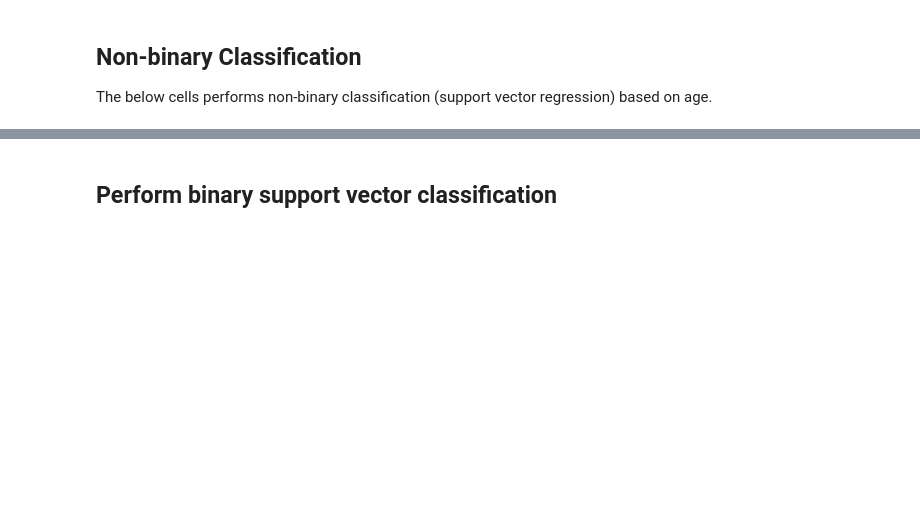
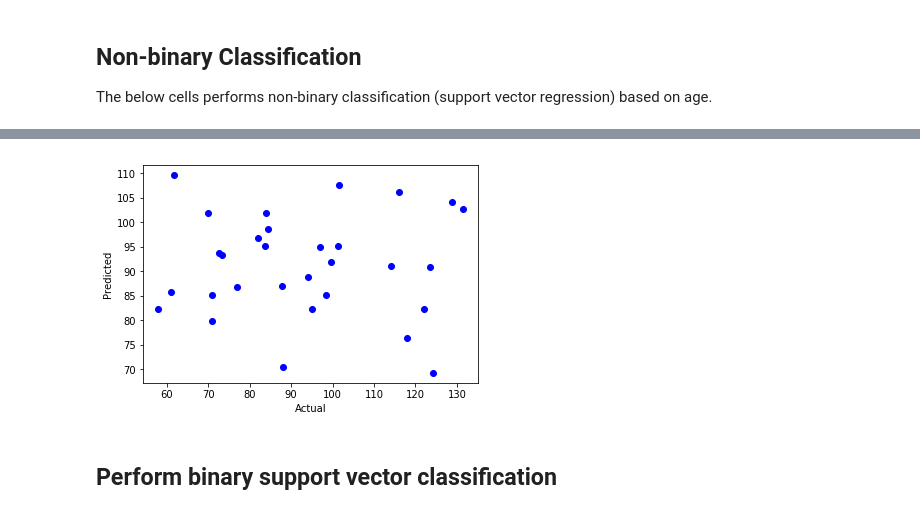
Before and after one commit to catcamacho/fmri_machlearn, a Jupyter notebook: 2_BuildClassifiers.ipynb, the cells around one changed output, grey strips where cells are left out. Cells and saved outputs as stored; diff of their text form; code cells hidden in the pictures; blank space fills up the shorter version.

```diff
--- a/2_BuildClassifiers.ipynb
+++ b/2_BuildClassifiers.ipynb
@@ -206,3 +253,40 @@ prediction accuracy: 0.2573 / p-value: 0.000000
+# %%
+from scipy.stats import linregress
+from numpy import asarray
+
+# mean
+pred_neg = asarray([102.77527199606482, 62.282288839024154, 84.84792372884402, 88.53460790282072, 80.68036401782568, 95.15312906084688, 95.72877557198402, 103.0601687413403, 55.445816976840604, 109.73230121701098, 108.0444948239525, 77.22675285622282, 118.62135846008408, 70.62714625430755, 78.6249659657542, 91.65401815504681, 72.76927651808263, 83.6388732573858, 95.17385323834006, 126.30395112291225, 114.07868865376781, 89.35357561923877, 88.56003230630894, 92.19968384408307, 81.5287923838048, 100.01267590932251, 92.02098557577199, 97.16267397703218, 89.5878375509027, 75.98751911490555])
+pred_pos = asarray([111.24315728587766, 80.12307458481396, 98.5366847284252, 94.75507047715995, 80.43875747253594, 91.20321219706045, 76.92734741164001, 108.1169372710225, 70.1457445085356, 95.38643656983521, 107.42477293857614, 77.95133363858017, 90.86262318986095, 81.94893488537737, 82.84257860870724, 97.14909591347075, 78.1448290937317, 83.01007119315665, 99.83639121105718, 108.37844479236304, 102.23193267854725, 99.93199111488292, 102.7099827946621, 86.32757011090504, 92.1490007534008, 102.43743254322361, 85.42390737130464, 74.90951870426505, 84.83411422233428, 71.69693918468076])
+pred_neu = asarray([104.39988376233798, 69.23518162922302, 101.28376792187744, 112.58723308841783, 99.62276156241623, 86.55433123901534, 82.98756469479886, 96.79740059124117, 82.18006459123502, 74.80986906573922, 97.05776822516893, 91.89874257244345, 95.98479999391225, 94.58419098508193, 93.76259819564086, 96.85188525469411, 78.13490567391808, 90.38914608887187, 110.79493714356435, 94.03148951589701, 106.74012697770209, 83.08913621353209, 89.90466447098379, 87.93488913710216, 102.21964105513949, 88.07193201411772, 108.02576134296758, 75.02622160891195, 85.71308051881238, 92.1052384780274])
+
+# median
+#pred_neg = asarray([101.67513569515603, 62.21336724274194, 85.0558907552695, 88.89416431932177, 77.00256014076419, 93.88222059569348, 91.00682716632474, 101.72641831145086, 54.77296768213391, 110.04969580552476, 109.02263984647772, 80.47702837638637, 121.31753657132776, 69.816286277487, 78.84064389082184, 87.22832309559735, 72.2064321163488, 84.13582135322729, 93.56587595203072, 130.98258468295214, 116.70598581414006, 88.95292479344101, 89.15956609081894, 92.8298473305295, 79.94545324440774, 104.07678691414748, 90.85733874633354, 93.80508850330045, 88.60478958609754, 73.60386285446015])
+#pred_pos = asarray([111.24878889416752, 78.70299702028672, 95.79339855459015, 95.13226480501226, 80.69724922525884, 88.6989000159497, 76.06589420761404, 110.15411121144881, 71.67555402924387, 97.04252440183443, 107.40237338959284, 77.63266930092158, 90.39912968500884, 78.62045012783665, 82.04846123614232, 98.06261628747086, 76.02158155239513, 86.21323911934915, 99.94019197965457, 107.84101472956118, 105.04680672553494, 101.17921574134247, 100.62417975176584, 86.39037968976972, 95.72482492579314, 105.16615492342416, 85.43262140557756, 75.38311185606528, 86.37566351004509, 72.57167863745065])
+#pred_neu = asarray([101.23351144215664, 70.20819724249577, 96.90847599122222, 110.3033373894802, 98.30943065001095, 89.00555255085496, 82.29967181161477, 97.75675492192399, 82.91865781773903, 78.550552048129, 97.59001609902336, 90.27061620278951, 93.57804778948791, 94.43049334709576, 92.12457806964628, 100.66523144431497, 74.33085735820342, 91.83423616700279, 104.20476821811545, 92.57395847312247, 109.02624822025538, 83.84858052857462, 93.55189582705447, 88.93520408310394, 103.24172244620027, 84.61829481477074, 112.83049217718045, 75.51549283819108, 90.35875356924608, 93.1247430859221])
+
+actual = asarray([116.0, 88.0, 97.0, 84.5, 87.8, 114.0, 98.5, 131.4, 124.2, 73.4, 128.7, 95.0, 83.9, 122.1, 71.0, 101.4, 118.0, 61.0, 70.0, 61.7, 101.5, 123.4, 72.5, 94.0, 99.7, 82.0, 83.7, 58.0, 77.0, 71.0])
+
+mean_pred = (pred_neg + pred_pos + pred_neu)/3
+
+slope, intercept, r_val, p_val, stderr = linregress(actual, mean_pred)
+from sklearn.metrics import mean_squared_error
+mse = mean_squared_error(actual, mean_pred)
+
+from scipy.stats import spearmanr
+spear_r, spear_p = spearmanr(actual, mean_pred)
+
+results_file.write('MEAN prediction accuracy: %.4f / p-value: %f / MSE: %f // Spearman: %f / p-value: %f \n' % (r_val, p_val, mse, spear_r, spear_p))
+
+# plot the predicted versus actual values
+import matplotlib.pyplot as plt
+plt.scatter(actual, mean_pred, color='b')
+plt.xlabel('Actual')
+plt.ylabel('Predicted')
+plt.savefig(output_dir + '/scatter_pred_actual_mean.svg', transparent=True)
+plt.show()
+plt.close()
+# %% [output]
+[figure, added]
 # %% [markdown]
 ## Perform binary support vector classification
 # %%
```
Also changed, not shown: parts of 4 cells of this notebook, 1 other file.
